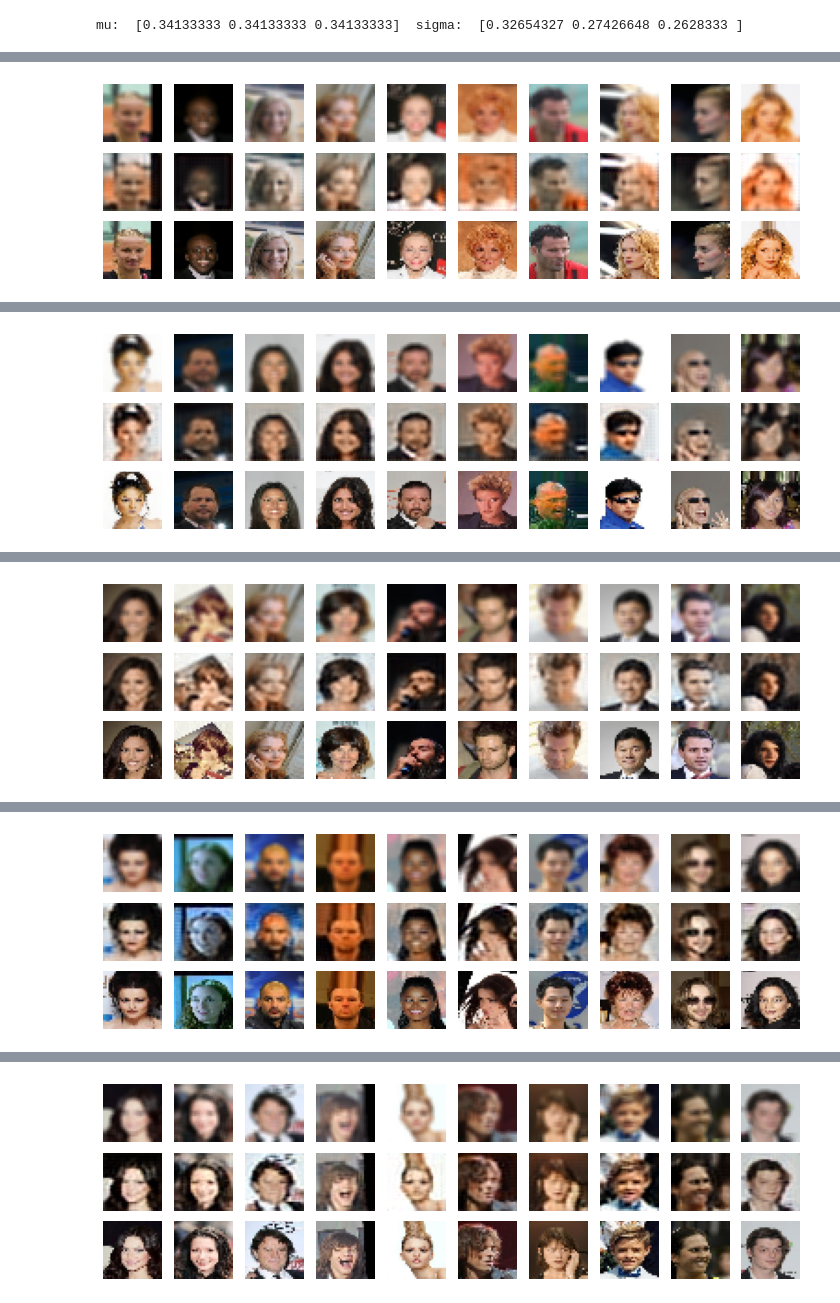
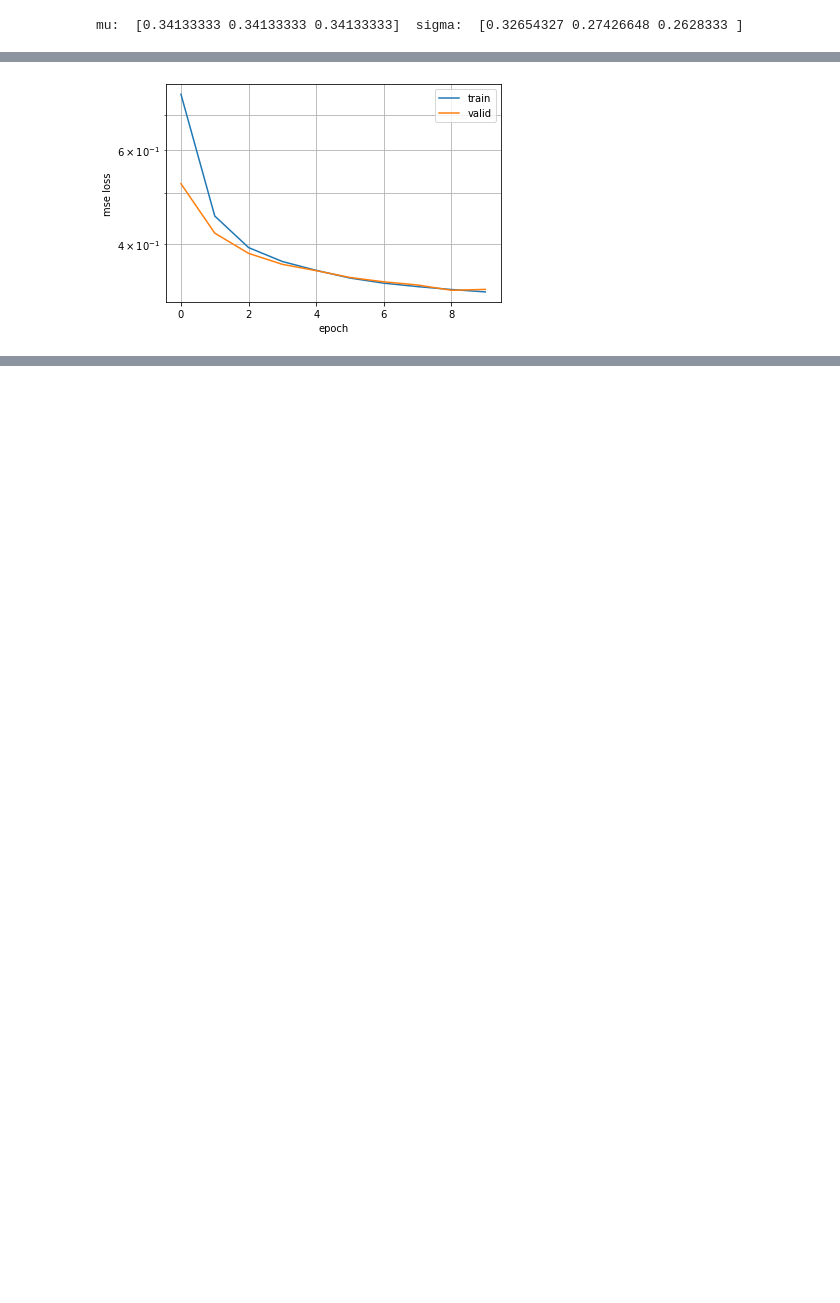
Before and after one commit to dscho15/deep-learning-course, a Jupyter notebook: Lecture8.ipynb, the cells around one changed output, grey strips where cells are left out. Drawn from its saved outputs; the diff is of its cells as text; code cells hidden in the pictures; blank space fills up the shorter version.

```diff
--- a/Lecture8.ipynb
+++ b/Lecture8.ipynb
@@ -34,14 +37,14 @@ dtype: float32
 # %%
 x_train_blur = np.empty_like(x_train)
 for i in tqdm(range(len(x_train))):
-    # apply your noise model here
-    x_train_blur[i] = cv2.GaussianBlur(x_train[i], (3, 3), cv2.BORDER_DEFAULT)
-    x_train_blur[i] = x_train_blur[i]
+  # apply your noise model here
+  # x_train_blur[i] = cv2.GaussianBlur(x_train[i], (3, 3), cv2.BORDER_DEFAULT)
+  x_train_blur[i] = x_train[i]
 
 x_valid_blur = np.empty_like(x_valid)
 for i in tqdm(range(len(x_valid))):
-    # apply your noise model here
-    x_valid_blur[i] = cv2.GaussianBlur(x_valid[i], (3, 3), cv2.BORDER_DEFAULT)
-    x_valid_blur[i] = x_valid_blur[i]
+  # apply your noise model here
+  # x_valid_blur[i] = cv2.GaussianBlur(x_valid[i], (3, 3), cv2.BORDER_DEFAULT)
+  x_valid_blur[i] = x_valid[i]
 # %%
 def plot_rows(*img_rows, scale=1.):
@@ -127,12 +156,12 @@ torch.Size([1, 3, 32, 32])
 # %%
 train_data = list(zip(x_train_blur_normed, x_train_normed))
-train_dataloader = torch.utils.data.DataLoader(train_data, batch_size=128, shuffle=True, num_workers=4)
+train_dataloader = torch.utils.data.DataLoader(train_data, batch_size=64, shuffle=True, num_workers=2)
 
 valid_data = list(zip(x_valid_blur_normed, x_valid_normed))
-valid_dataloader = torch.utils.data.DataLoader(valid_data, batch_size=128, shuffle=True, num_workers=4)
+valid_dataloader = torch.utils.data.DataLoader(valid_data, batch_size=64, shuffle=True, num_workers=2)
 # %%
-model = build_model().cuda()
-opt = torch.optim.Adam(model.parameters(), lr=1e-3)
+model = VAE(input_channels = 3, hidden_channels = 16, kernel_size = 3).cuda()
+opt = torch.optim.Adam(model.parameters(), lr=1e-4)
 
 train_losses = []
 valid_losses = []
@@ -140,27 +169,28 @@ valid_losses = []
 for epoch in tqdm(range(10)):
     losses = []
     for x, y in train_dataloader:
-        x, y = x.cuda(), y.cuda()
-        y_hat, h = model(x)
-        loss = F.huber_loss(y_hat, y) + F.l1_loss(h, torch.zeros_like(h).cuda())
+      x, y = x.cuda(), y.cuda()
+      y_hat, _, mu, log_var  = model(x)
+      kld_loss = torch.mean(-0.5 * torch.sum(1 + log_var - mu.pow(2) - log_var.exp(), dim = 1), dim = 0)
+      loss = F.mse_loss(y_hat, y) + kld_loss * 0.002
+      opt.zero_grad()
+      loss.backward()
+      opt.step()
 
-        opt.zero_grad()
-        loss.backward()
-        opt.step()
-        losses.append(loss.item())
+      losses.append(loss.item())
+
     train_losses.append(np.mean(losses))
 
     losses = []
     for x, y in valid_dataloader:
         x, y = x.cuda(), y.cuda()
-        y_hat, h = model(x)
-        loss = F.huber_loss(y_hat, y) + F.l1_loss(h, torch.zeros_like(h).cuda())
+        y_hat, _, mu, log_var  = model(x)
+        kld_loss = torch.mean(-0.5 * torch.sum(1 + log_var - mu.pow(2) - log_var.exp(), dim = 1), dim = 0)
+        loss = F.mse_loss(y_hat, y) + kld_loss * 0.002
         losses.append(loss.item())
     valid_losses.append(np.mean(losses))
 
     print(f'epoch: {epoch}, mse loss (train/valid): {train_losses[-1]:.4f}/{valid_losses[-1]:.4f}')
-    print('Row wise: blurred (input), reconstructed (output), original (gt). (on validation set)')
-    plot_rows(denorm(x[:10]), denorm(y_hat[:10]), denorm(y[:10]), scale=1)
 
 plt.plot(train_losses, label='train')
 plt.plot(valid_losses, label='valid')
@@ -176 +214 @@ Row wise: blurred (input), reconstructed (output), original (gt). (on validation
-[figure, old version]
+[figure, new version]
@@ -179 +214,0 @@ Row wise: blurred (input), reconstructed (output), original (gt). (on validation
-[figure, removed]
@@ -182 +214,0 @@ Row wise: blurred (input), reconstructed (output), original (gt). (on validation
-[figure, removed]
@@ -185 +214,0 @@ Row wise: blurred (input), reconstructed (output), original (gt). (on validation
-[figure, removed]
@@ -188 +214,0 @@ Row wise: blurred (input), reconstructed (output), original (gt). (on validation
-[figure, removed]
```
Also changed, not shown: parts of 11 cells of this notebook.
